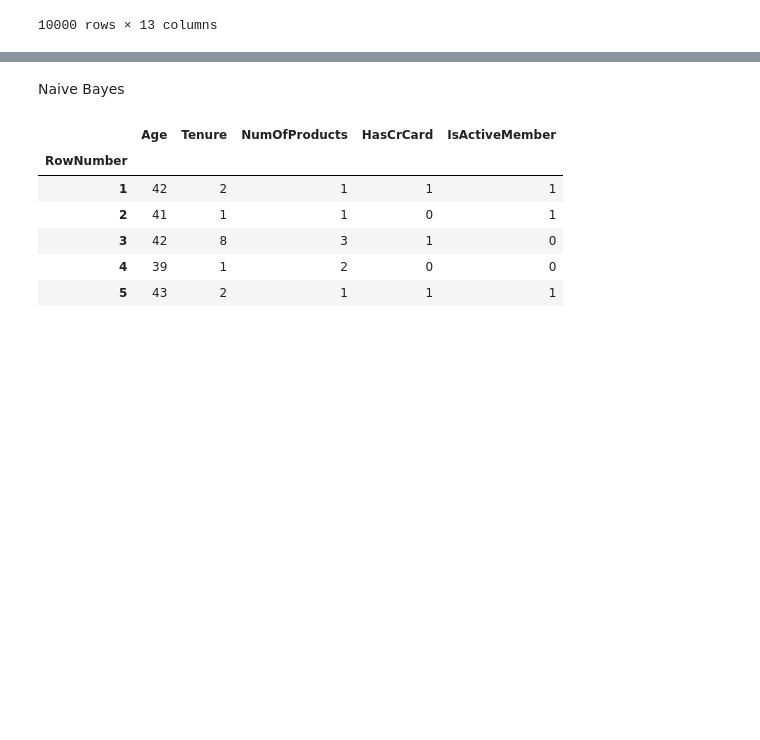
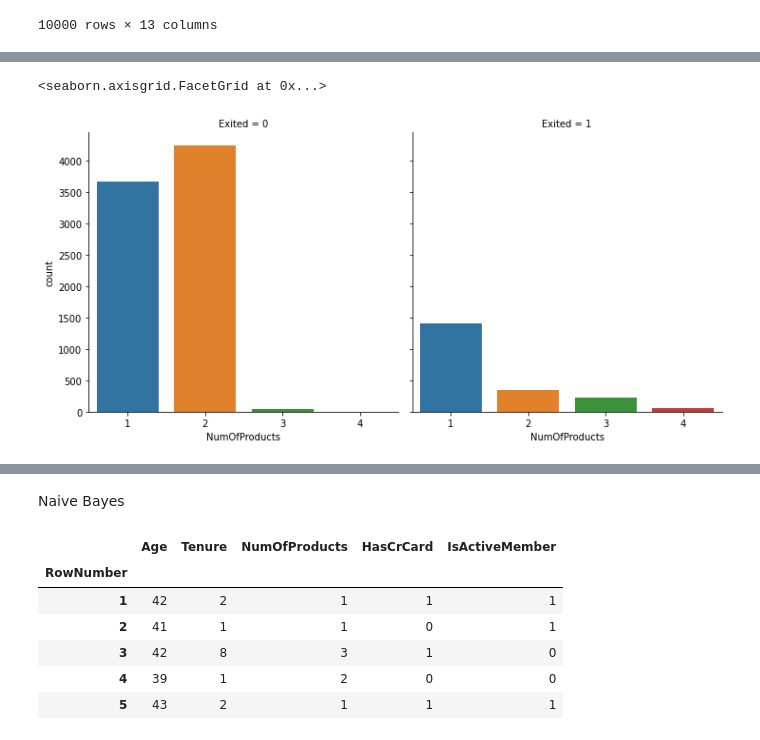
Before and after one commit to JVDourado/Bank-Costumers, a Jupyter notebook: Bank_Costumers.ipynb, the cells around one changed output, grey strips where cells are left out. Saved outputs shown, nothing was run; the diff lists cells and outputs as text; code cells hidden in the pictures; blank space fills up the shorter version.

```diff
--- a/Bank_Costumers.ipynb
+++ b/Bank_Costumers.ipynb
@@ -23,0 +38,6 @@ Bank
+# %%
+sns.factorplot(x='NumOfProducts', col='Exited', kind='count', data=Bank)
+#Boa parte dos clientes que deixaram o banco possuíam de 3 a 4 serviços contratados
+# %% [output]
+<seaborn.axisgrid.FacetGrid at 0x...>
+[figure, added]
```
Also changed, not shown: parts of 9 cells of this notebook.
